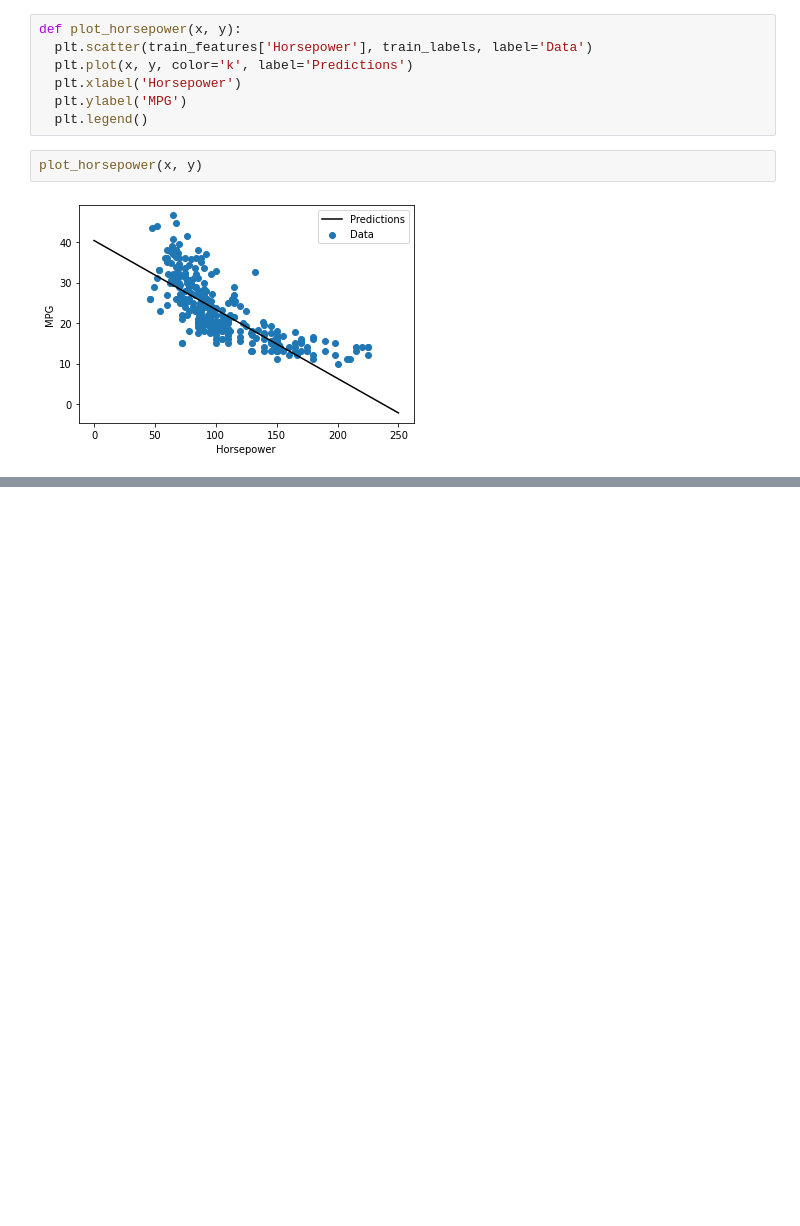
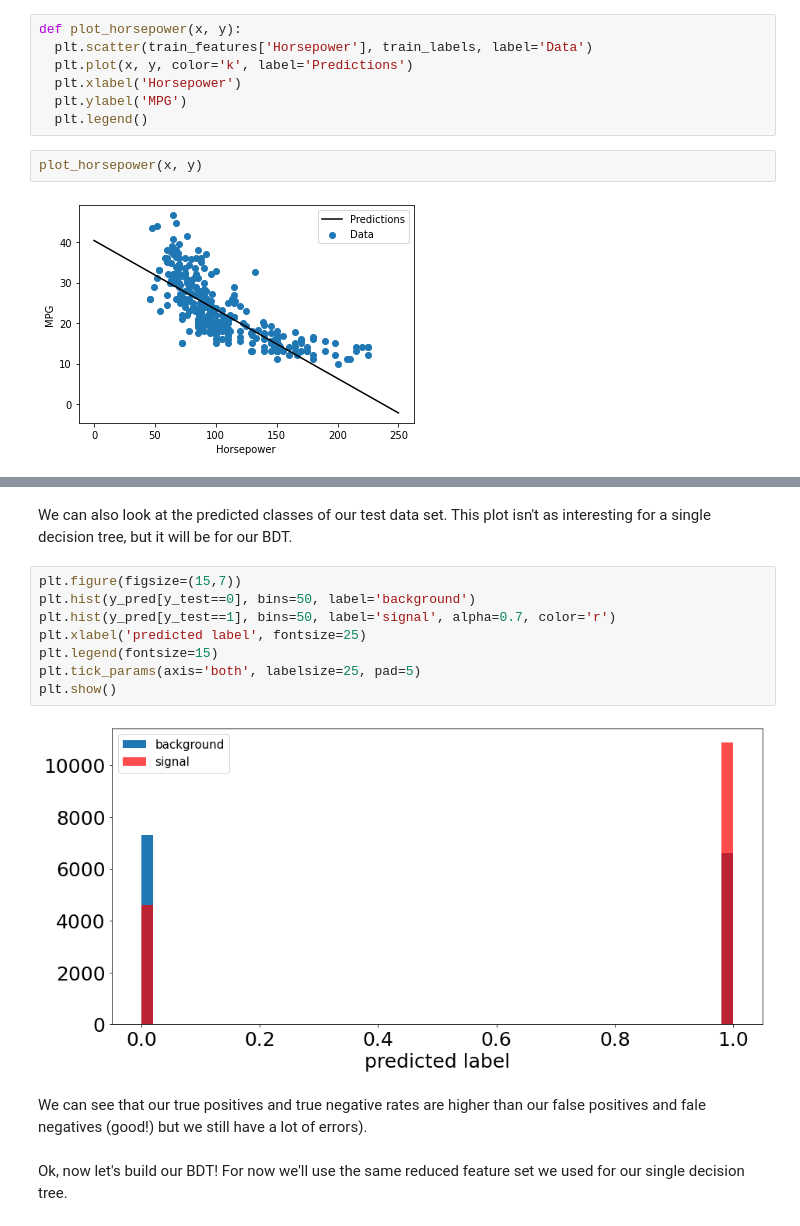
Before and after one commit to savvy379/codashep_ml_2022, a Jupyter notebook: lecture1_intro/Intro_to_ML_and_BDTs.ipynb, the cells around one changed output, grey strips where cells are left out. Drawn from its saved outputs; the diff is of its cells as text; blank space fills up the shorter version.

```diff
--- a/lecture1_intro/Intro_to_ML_and_BDTs.ipynb
+++ b/lecture1_intro/Intro_to_ML_and_BDTs.ipynb
@@ -546,0 +717,16 @@ plot_horsepower(x, y)
+# %% [markdown]
+We can also look at the predicted classes of our test data set. This plot isn't as interesting for a single decision tree, but it will be for our BDT.
+# %%
+plt.figure(figsize=(15,7))
+plt.hist(y_pred[y_test==0], bins=50, label='background')
+plt.hist(y_pred[y_test==1], bins=50, label='signal', alpha=0.7, color='r')
+plt.xlabel('predicted label', fontsize=25)
+plt.legend(fontsize=15)
+plt.tick_params(axis='both', labelsize=25, pad=5)
+plt.show()
+# %% [output]
+[figure, added]
+# %% [markdown]
+We can see that our true positives and true negative rates are higher than our false positives and fale negatives (good!) but we still have a lot of errors).
+# %% [markdown]
+Ok, now let's build our BDT! For now we'll use the same reduced feature set we used for our single decision tree.
```
Also changed, not shown: parts of 43 cells of this notebook.
